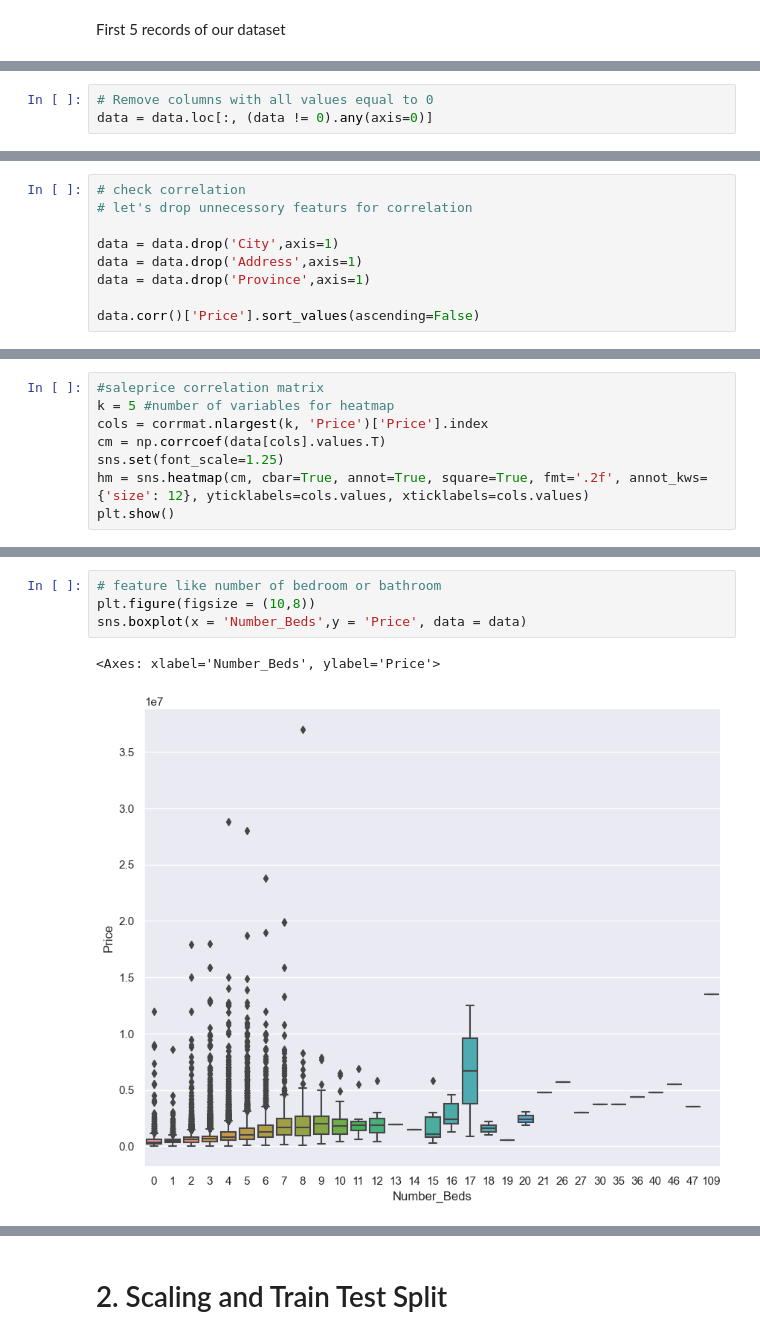
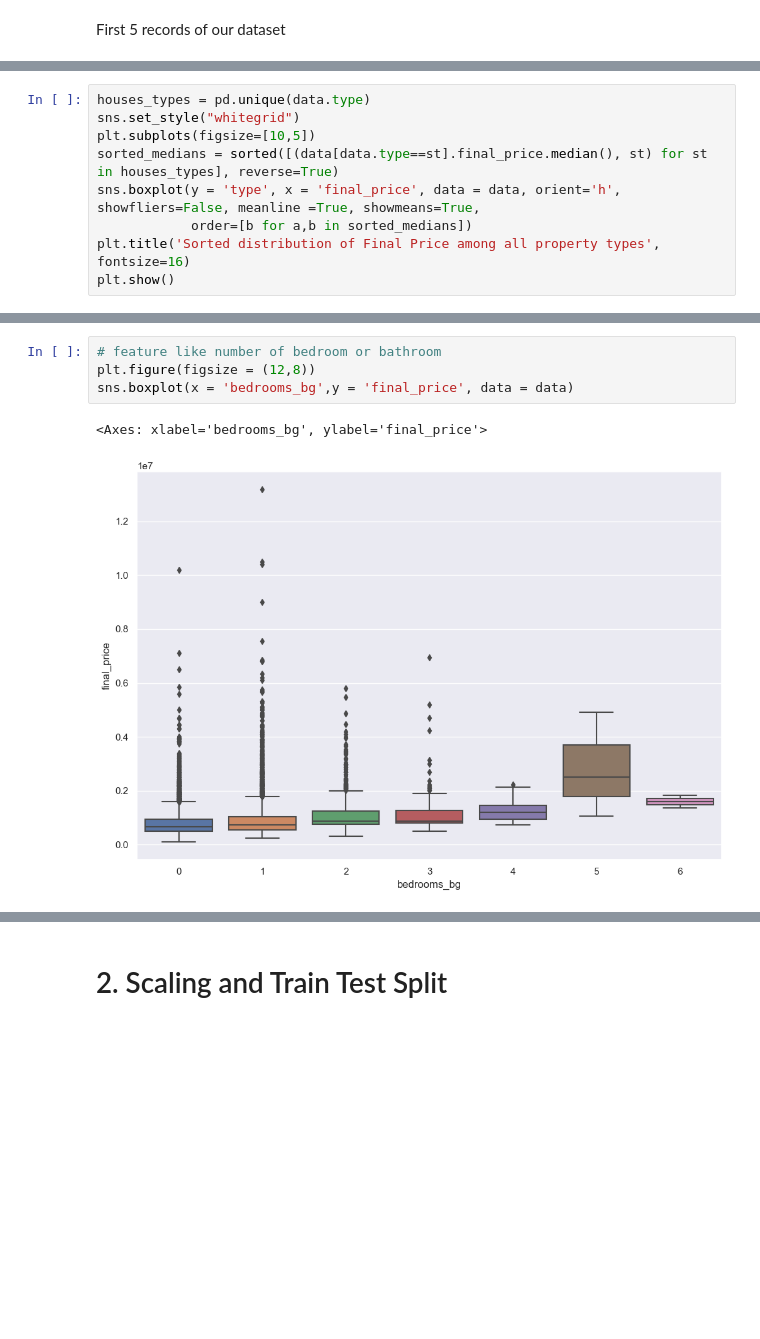
Before and after one commit to ednaldogoncalves/GBC-DeepLearning1, a Jupyter notebook: data/CanadaHousePrice.ipynb, the cells around one changed output, grey strips where cells are left out. Cells and saved outputs as stored; diff of their text form; blank space fills up the shorter version.

```diff
--- a/data/CanadaHousePrice.ipynb
+++ b/data/CanadaHousePrice.ipynb
@@ -107,3 +77,0 @@ dtype: int64
-# %%
-# Remove columns with all values equal to 0
-data = data.loc[:, (data != 0).any(axis=0)]
@@ -211,9 +77,0 @@ Here as we see that the number of categorical features actually exceeds the numb
-# %%
-# check correlation
-# let's drop unnecessory featurs for correlation
-
-data = data.drop('City',axis=1)
-data = data.drop('Address',axis=1)
-data = data.drop('Province',axis=1)
-
-data.corr()['Price'].sort_values(ascending=False)
@@ -245,8 +77,0 @@ sns.heatmap(corrmat, vmax=.8, square=True);
-# %%
-#saleprice correlation matrix
-k = 5 #number of variables for heatmap
-cols = corrmat.nlargest(k, 'Price')['Price'].index
-cm = np.corrcoef(data[cols].values.T)
-sns.set(font_scale=1.25)
-hm = sns.heatmap(cm, cbar=True, annot=True, square=True, fmt='.2f', annot_kws={'size': 12}, yticklabels=cols.values, xticklabels=cols.values)
-plt.show()
@@ -256,0 +138,9 @@ plt.show()
+# %%
+houses_types = pd.unique(data.type)
+sns.set_style("whitegrid")
+plt.subplots(figsize=[10,5])
+sorted_medians = sorted([(data[data.type==st].final_price.median(), st) for st in houses_types], reverse=True)
+sns.boxplot(y = 'type', x = 'final_price', data = data, orient='h', showfliers=False, meanline =True, showmeans=True,
+            order=[b for a,b in sorted_medians])
+plt.title('Sorted distribution of Final Price among all property types', fontsize=16)
+plt.show()
@@ -272,7 +165,7 @@ sns.scatterplot(x='Price',y='Number_Baths',data=data)
 # %%
 # feature like number of bedroom or bathroom
-plt.figure(figsize = (10,8))
-sns.boxplot(x = 'Number_Beds',y = 'Price', data = data)
+plt.figure(figsize = (12,8))
+sns.boxplot(x = 'bedrooms_bg',y = 'final_price', data = data)
 # %% [output]
-<Axes: xlabel='Number_Beds', ylabel='Price'>
+<Axes: xlabel='bedrooms_bg', ylabel='final_price'>
-[figure, old version]
+[figure, new version]
```
Also changed, not shown: parts of 68 cells of this notebook.
